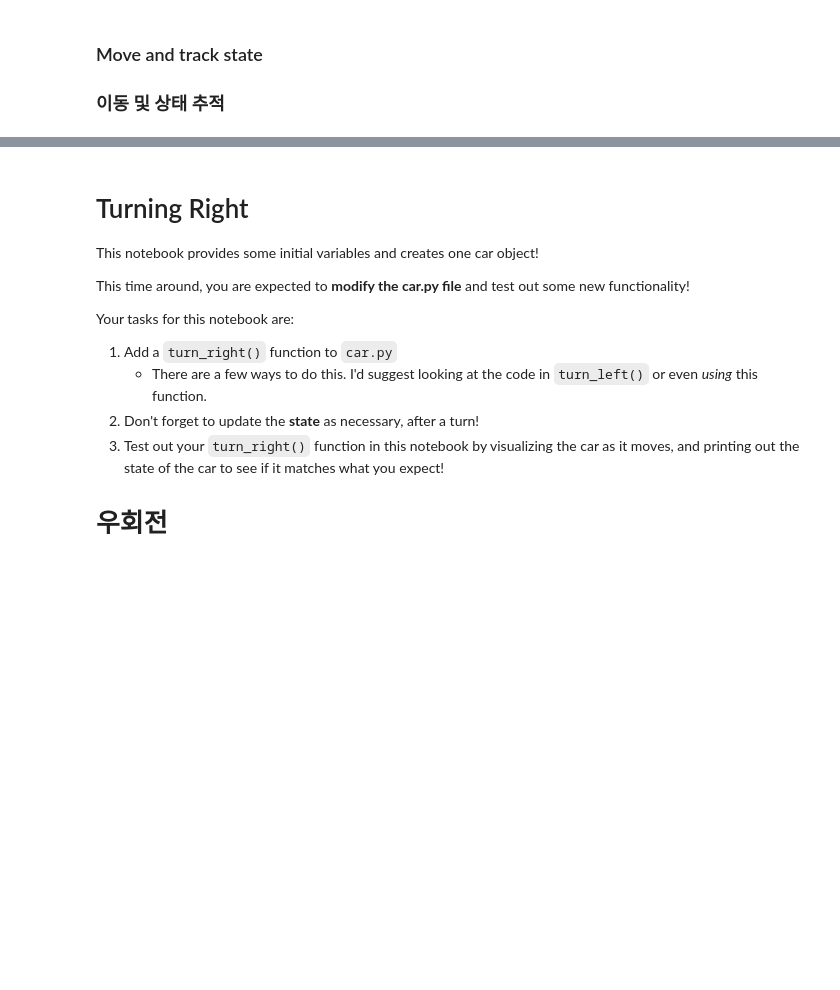
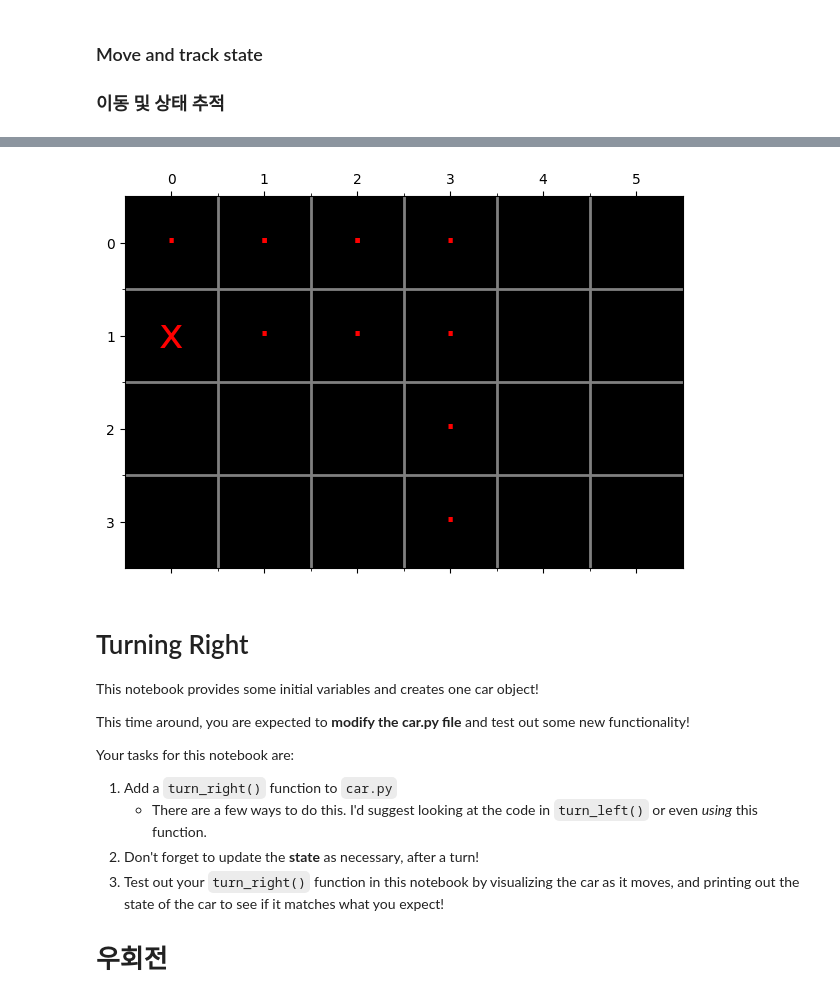
Before and after one commit to aaronkr-classroom/6-kalman-filters-zzammin22, a Jupyter notebook: 4. Car, playground.ipynb, the cells around one changed output, grey strips where cells are left out. Cells and saved outputs as stored; diff of their text form; code cells hidden in the pictures; blank space fills up the shorter version.

```diff
--- a/4. Car, playground.ipynb
+++ b/4. Car, playground.ipynb
@@ -125,10 +184,18 @@ carla.display_world()
 # %%
 ## TODO: Make carla traverse a 4x4 square path
+carla.reset_pos()
+
+for j in range(3):
+    for i in range(3):
+        carla.move()
+    carla.turn_left()
 
 
 
 ## Display the result
 carla.display_world()
+# %% [output]
+[figure, added]
 # %% [markdown]
 # Turning Right
 
```
Also changed, not shown: parts of 7 cells of this notebook, 2 other files.
